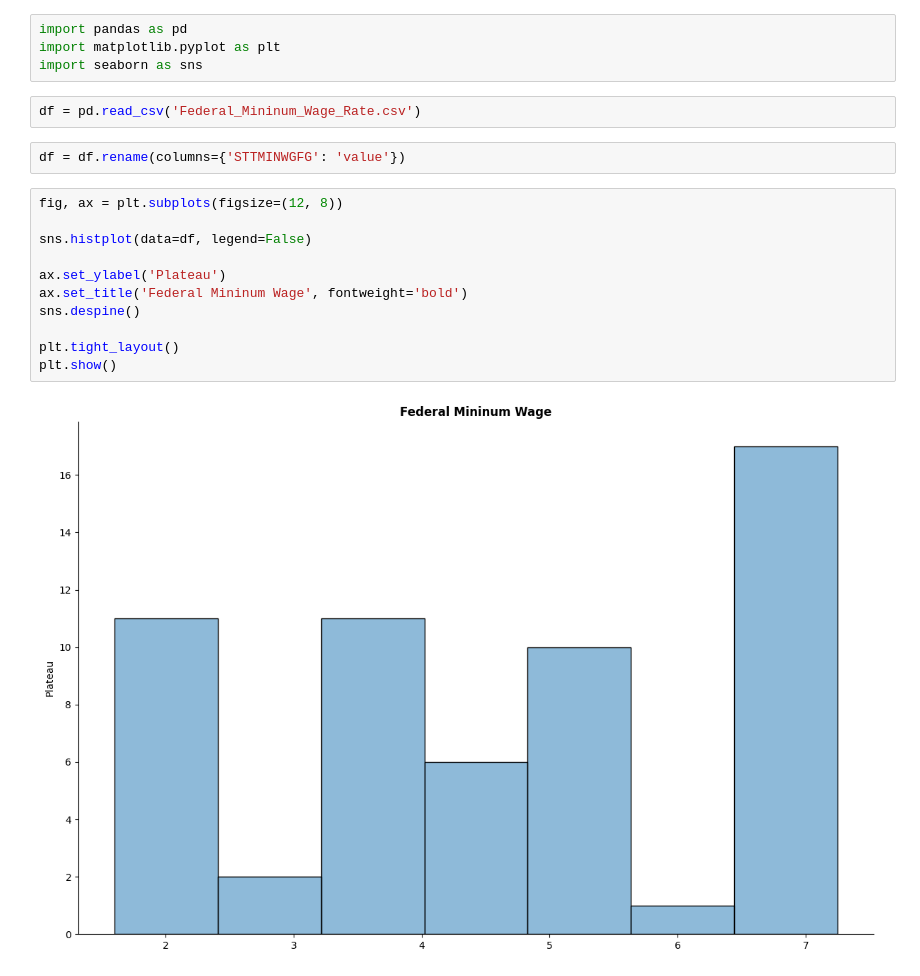
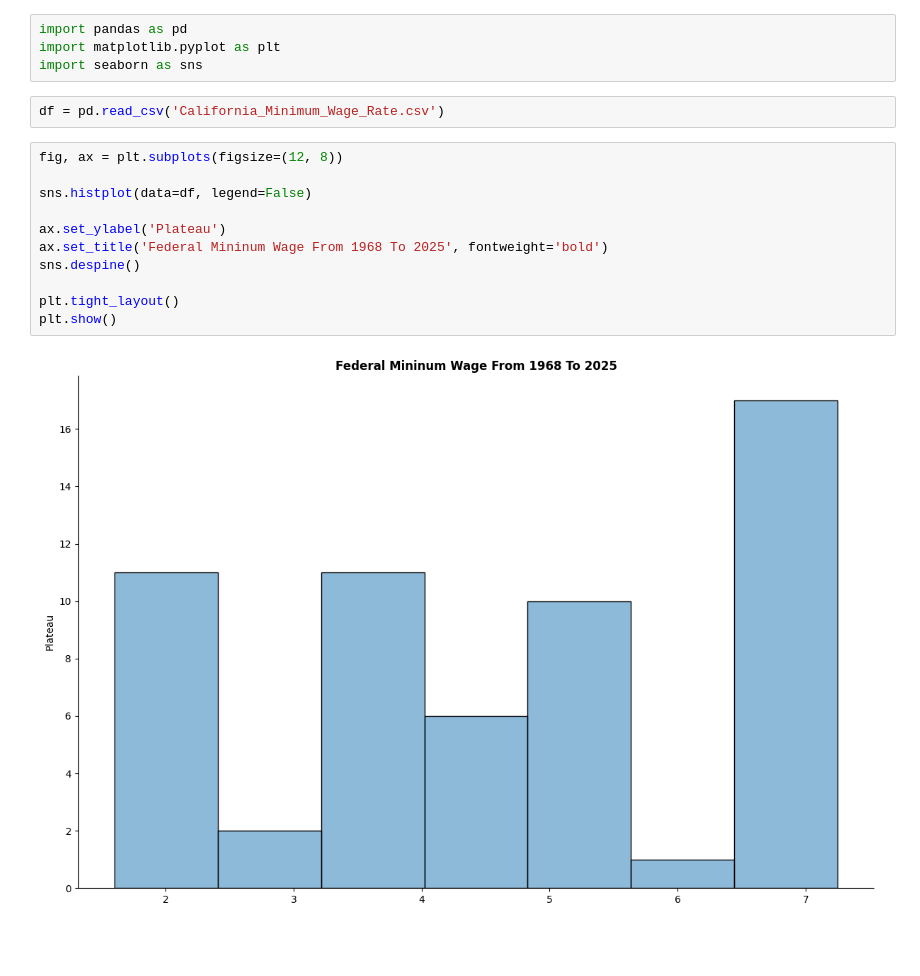
Before and after one commit to LazaroDamasceno/Data-Analyses-And-Plotting, a Jupyter notebook: FRED/mininum_wage/histogram_federal_mininum_wage.ipynb, the cells around one changed output. Saved outputs shown, nothing was run; the diff lists cells and outputs as text; blank space fills up the shorter version.

```diff
--- a/FRED/mininum_wage/histogram_federal_mininum_wage.ipynb
+++ b/FRED/mininum_wage/histogram_federal_mininum_wage.ipynb
@@ -3,19 +3,17 @@ import pandas as pd
 import matplotlib.pyplot as plt
 import seaborn as sns
 # %%
-df = pd.read_csv('Federal_Mininum_Wage_Rate.csv')
+df = pd.read_csv('California_Minimum_Wage_Rate.csv')
-# %%
-df = df.rename(columns={'STTMINWGFG': 'value'})
 # %%
 fig, ax = plt.subplots(figsize=(12, 8))
 
 sns.histplot(data=df, legend=False)
 
 ax.set_ylabel('Plateau')
-ax.set_title('Federal Mininum Wage', fontweight='bold')
+ax.set_title('Federal Mininum Wage From 1968 To 2025', fontweight='bold')
 sns.despine()
 
 plt.tight_layout()
 plt.show()
 # %% [output]
-[figure, old version]
+[figure, new version]
```
Also changed, not shown: 8 other files.
